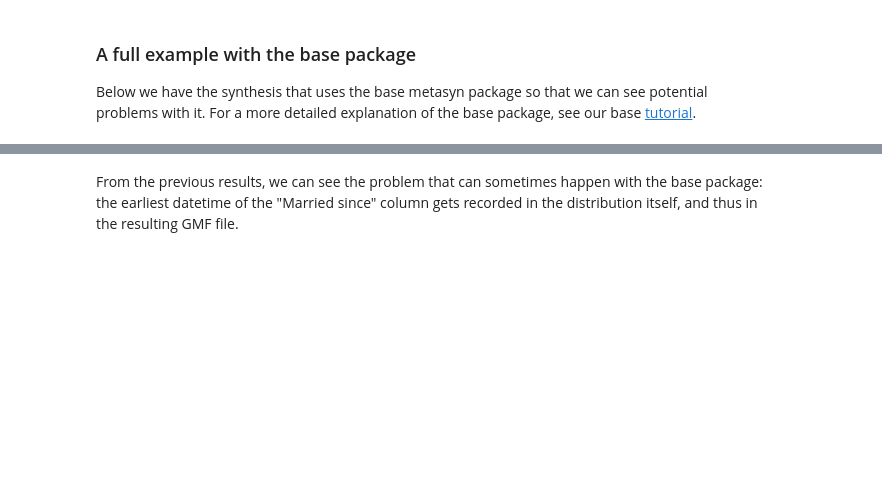
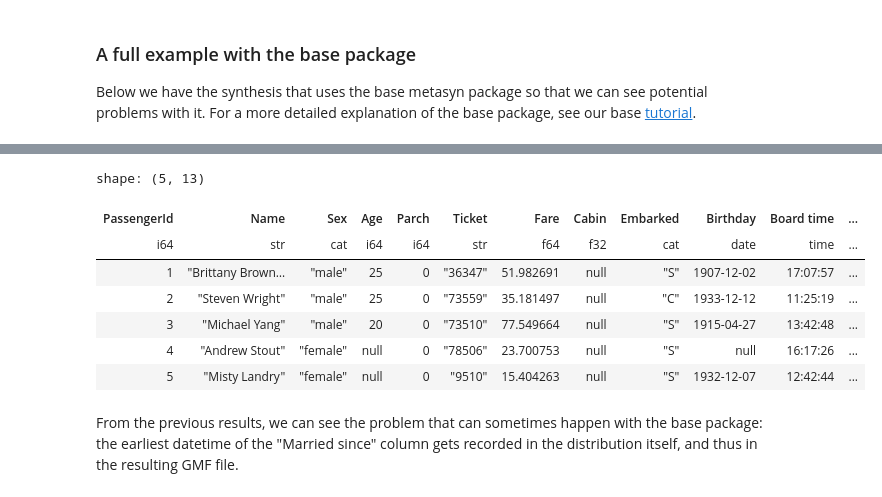
Before and after one commit to sodascience/metasyn-disclosure-control, a Jupyter notebook: examples/tutorial.ipynb, the cells around one changed output, grey strips where cells are left out. Drawn from its saved outputs; the diff is of its cells as text; code cells hidden in the pictures; blank space fills up the shorter version.

```diff
--- a/examples/tutorial.ipynb
+++ b/examples/tutorial.ipynb
@@ -35,19 +44,24 @@ df.head()
 
 Below we have the synthesis that uses the base metasyn package so that we can see potential problems with it. For a more detailed explanation of the base package, see our base [tutorial](https://github.com/sodascience/metasyn/blob/main/examples/advanced_tutorial.ipynb).
 # %%
-from metasyn.distribution import RegexDistribution, FakerDistribution
-from metasyn.distribution import DiscreteUniformDistribution
+specs = [
+    # we set passengerId to unique
+    {"name": "PassengerId", "distribution": {"unique": True}},
+    # We create new fake names for the name column
+    {"name": "Name", "distribution": FakerDistribution("name")},
+    # Fit an exponential distribution based on the data for fare
+    {"name": "Fare", "distribution": {"implements": "core.exponential"}},
+    # For age we enforce a specific uniform distribution
+    {"name": "Age", "distribution": DiscreteUniformDistribution(20, 40)},
+    # We know cabin has a specific regular expression
+    {"name": "Cabin", "distribution": RegexDistribution(r"[ABCDEF][0-9]{2,3}")},
+]
 
-cabin_distribution = RegexDistribution(r"[ABCDEF][0-9]{2,3}")
-var_spec = {
-    "PassengerId": {"unique": True},
-    "Name":        {"distribution": FakerDistribution("name")},
-    "Fare":        {"distribution": "exponential"}, # Fit an exponential distribution based on the data
-    "Age":         {"distribution": DiscreteUniformDistribution(20, 40)},
-    "Cabin":       {"distribution": cabin_distribution}
-}
+mf = MetaFrame.fit_dataframe(df, var_specs=specs)
 
-meta_frame = MetaFrame.fit_dataframe(df, spec=var_spec)
-print(f"Lower bound distribution:  {meta_frame['Married since'].distribution.start}\n"
-      f"Lowest value in dataframe: {df['Married since'].min()}")
-meta_frame.synthesize(5)
+print(
+    f"Lower bound distribution:  {mf['Married since'].distribution.lower}\n"
+    f"Lowest value in dataframe: {df['Married since'].min()}"
+)
+mf.synthesize(5)
+# %% [output]
@@ -54,3 +70,11 @@ meta_frame.synthesize(5)
+shape: (5, 13)
+| PassengerId | Name | Sex | Age | Parch | Ticket | Fare | Cabin | Embarked | Birthday | Board time | ... |
+| i64 | str | cat | i64 | i64 | str | f64 | f32 | cat | date | time | ... |
+| 1 | "Brittany Brown… | "male" | 25 | 0 | "36347" | 51.982691 | null | "S" | 1907-12-02 | 17:07:57 | ... |
+| 2 | "Steven Wright" | "male" | 25 | 0 | "73559" | 35.181497 | null | "C" | 1933-12-12 | 11:25:19 | ... |
+| 3 | "Michael Yang" | "male" | 20 | 0 | "73510" | 77.549664 | null | "S" | 1915-04-27 | 13:42:48 | ... |
+| 4 | "Andrew Stout" | "female" | null | 0 | "78506" | 23.700753 | null | "S" | null | 16:17:26 | ... |
+| 5 | "Misty Landry" | "female" | null | 0 | "9510" | 15.404263 | null | "S" | 1932-12-07 | 12:42:44 | ... |
 # %% [markdown]
 From the previous results, we can see the problem that can sometimes happen with the base package: the earliest datetime of the "Married since" column gets recorded in the distribution itself, and thus in the resulting GMF file.
 # %% [markdown]
```
Also changed, not shown: parts of 7 cells of this notebook, 19 other files.
